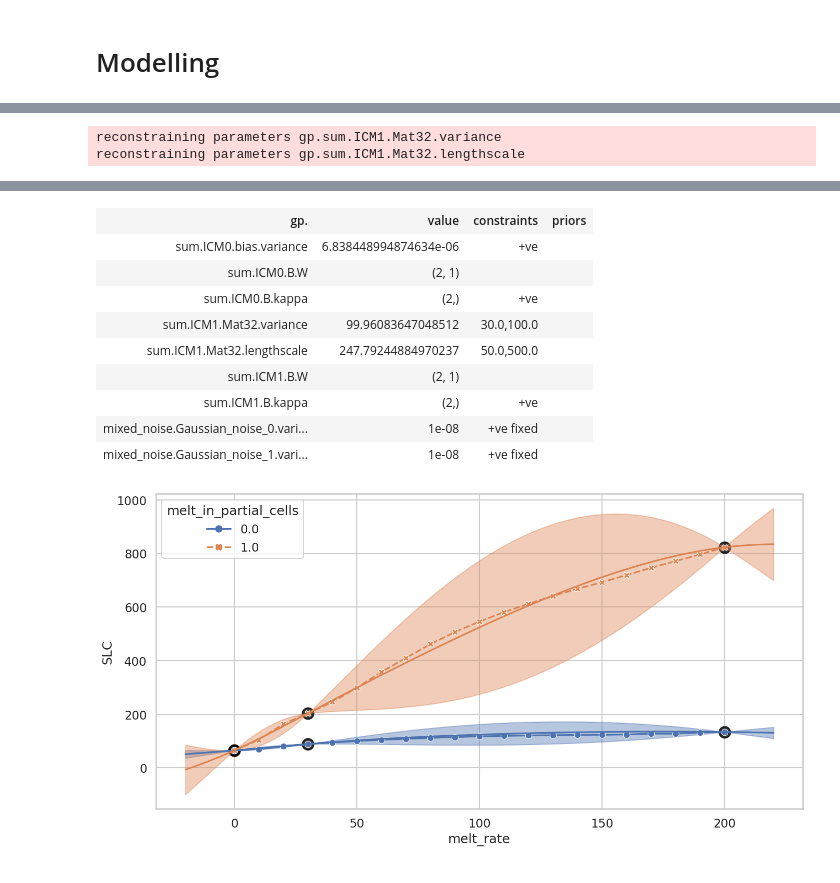
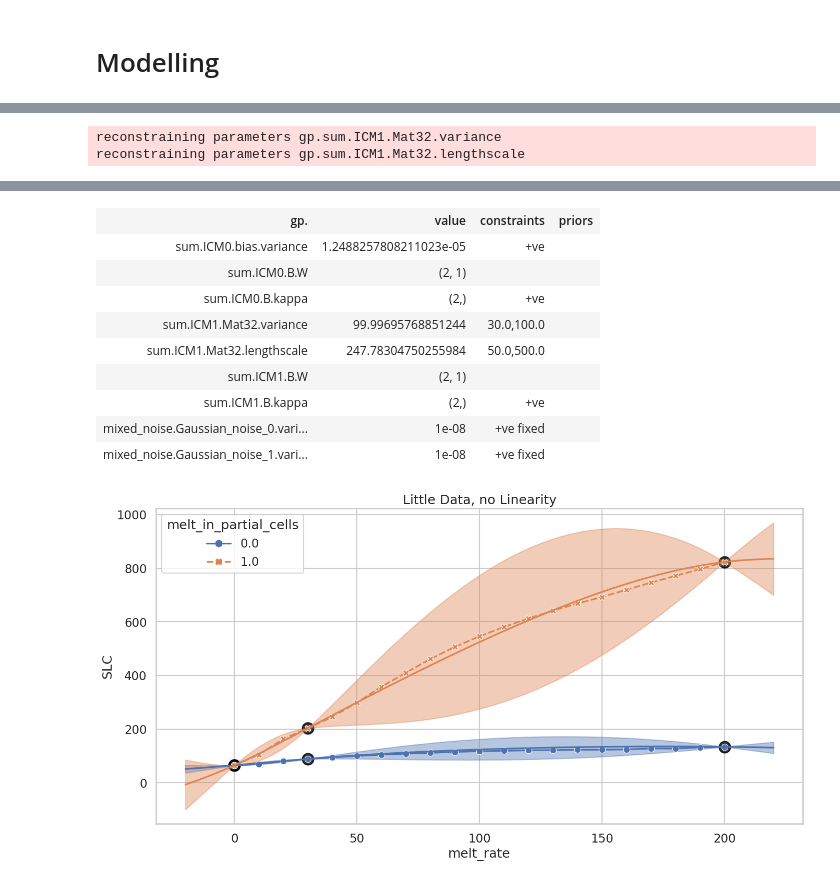
Before and after one commit to mrksr/WAVI-on-ray, a Jupyter notebook: notebooks/data_exploration.ipynb, the cells around one changed output, grey strips where cells are left out. Saved outputs shown, nothing was run; the diff lists cells and outputs as text; code cells hidden in the pictures.

```diff
--- a/notebooks/data_exploration.ipynb
+++ b/notebooks/data_exploration.ipynb
@@ -226,6 +229,7 @@ model = coreg_model(
     ys_sub,
 )
 plot_model(model, Xs_sub, ys_sub)
+plt.title("Little Data, no Linearity")
 
 model
 # %% [output]
@@ -241,17 +245,17 @@ Objective: 34.79666902165949
 Number of Parameters: 13
 Number of Optimization Parameters: 11
 Updates: True
 | gp. | value | constraints | priors |
-| sum.ICM0.bias.variance | 6.838448994874634e-06 | +ve |  |
+| sum.ICM0.bias.variance | 1.2488257808211023e-05 | +ve |  |
 | sum.ICM0.B.W | (2, 1) |  |  |
 | sum.ICM0.B.kappa | (2,) | +ve |  |
-| sum.ICM1.Mat32.variance | 99.96083647048512 | 30.0,100.0 |  |
-| sum.ICM1.Mat32.lengthscale | 247.79244884970237 | 50.0,500.0 |  |
+| sum.ICM1.Mat32.variance | 99.99695768851244 | 30.0,100.0 |  |
+| sum.ICM1.Mat32.lengthscale | 247.78304750255984 | 50.0,500.0 |  |
 | sum.ICM1.B.W | (2, 1) |  |  |
 | sum.ICM1.B.kappa | (2,) | +ve |  |
 | mixed_noise.Gaussian_noise_0.vari... | 1e-08 | +ve fixed |  |
 | mixed_noise.Gaussian_noise_1.vari... | 1e-08 | +ve fixed |  |
-[figure, old version]
+[figure, new version]
 # %%
 Xs_sub = [
     Xs[0][[0, 3, 20]],
```
Also changed, not shown: parts of 6 cells of this notebook.
